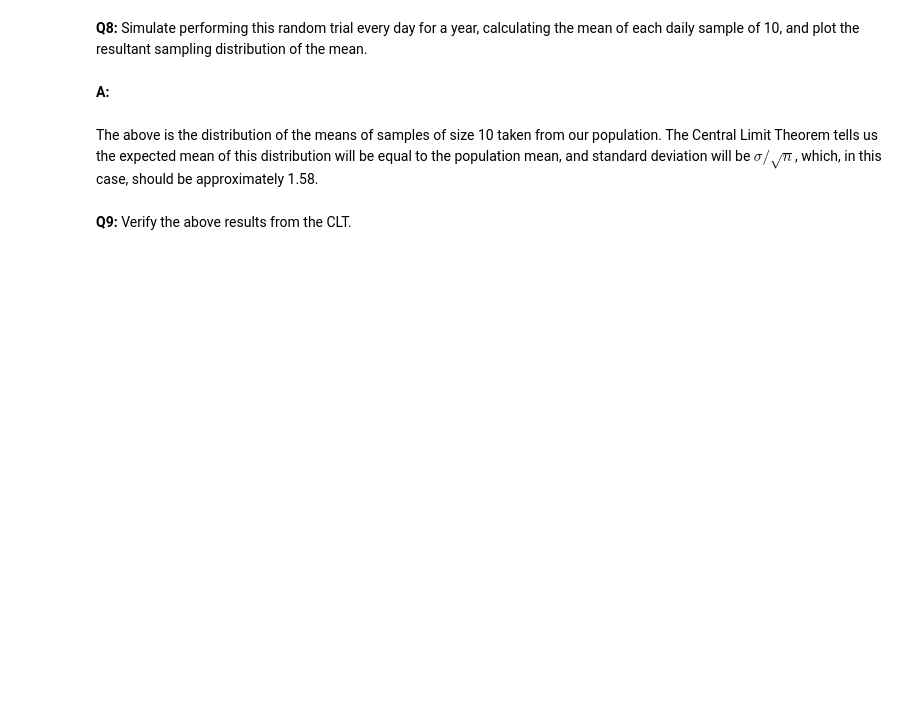
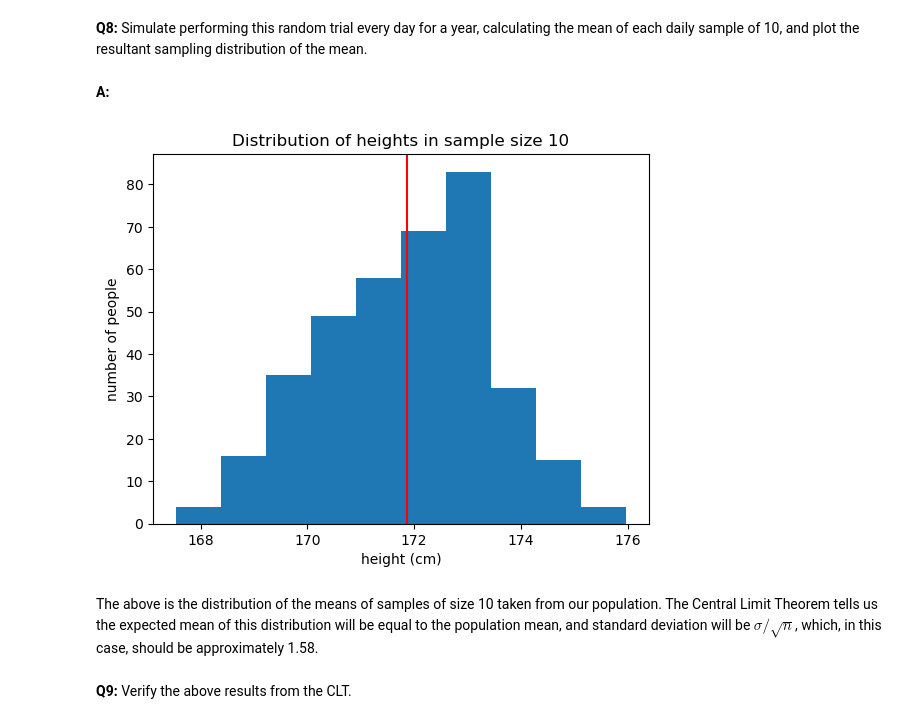
Before and after one commit to dezertdweller/springboard-data-science-projects, a Jupyter notebook: Frequentist Inference Case Study - Part A (3).ipynb, the cells around one changed output. Cells and saved outputs as stored; diff of their text form; code cells hidden in the pictures; blank space fills up the shorter version.

```diff
--- a/Frequentist Inference Case Study - Part A (3).ipynb
+++ b/Frequentist Inference Case Study - Part A (3).ipynb
@@ -51,0 +51,4 @@ seed(47)
+# %%
+# draw five samples here
+random = norm.rvs(size=5, random_state=47)
+random
@@ -55,3 +60,5 @@ __Q3:__ What is the mean of this sample? Is it exactly equal to the value you ex
 __A:__
 # %%
 # Calculate and print the mean here, hint: use np.mean()
+mean = np.mean(random)
+print(f'The mean is {mean}')
@@ -59,3 +68,12 @@ __A:__
 __Q4:__ What is the standard deviation of these numbers? Calculate this manually here as $\sqrt{\frac{\sum_i(x_i - \bar{x})^2}{n}}$ (This is just the definition of **standard deviation** given by Professor Spiegelhalter on p.403 of *AoS*). Hint: np.sqrt() and np.sum() will be useful here and remember that numPy supports [broadcasting](https://docs.scipy.org/doc/numpy/user/basics.broadcasting.html).
 # %% [markdown]
 __A:__
+# %%
+x = 0
+
+for i in random:
+    x += (i - mean)**2
+
+std_dev = np.sqrt(x/len(random))
+
+print(std_dev)
@@ -175,3 +214,22 @@ seed(47)
+# %%
+# take your samples here
+np.random.seed(47)
+
+sampling_means = []
+
+for i in range(365):
+    sampling_means.append(np.mean(townsfolk_sampler(10)))
+
+mean_sampling_distribution = np.mean(sampling_means)
+std_sampling_distribution = np.std(sampling_means)
+# %%
+_ = plt.hist(sampling_means, bins=10)
+_ = plt.xlabel('height (cm)')
+_ = plt.ylabel('number of people')
+_ = plt.title('Distribution of heights in sample size 10')
+_ = plt.axvline(mean_sampling_distribution, color='r')
+# %% [output]
+[figure, added]
 # %% [markdown]
 The above is the distribution of the means of samples of size 10 taken from our population. The Central Limit Theorem tells us the expected mean of this distribution will be equal to the population mean, and standard deviation will be $\sigma / \sqrt n$, which, in this case, should be approximately 1.58.
 # %% [markdown]
```
Also changed, not shown: parts of 39 cells of this notebook.
